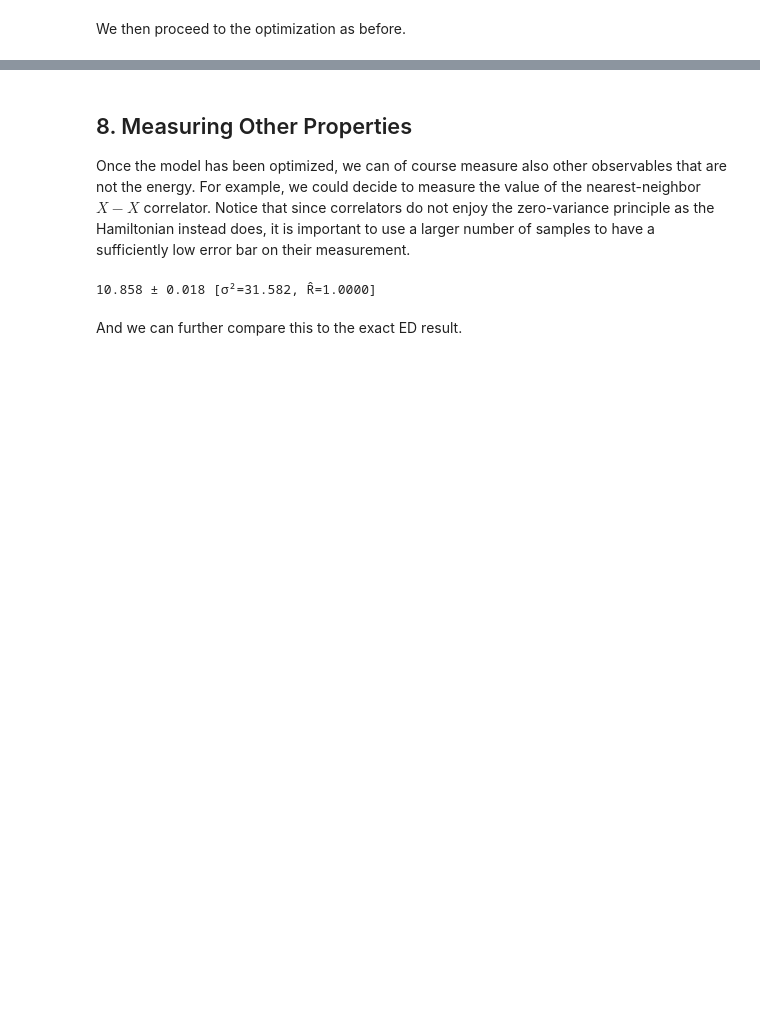
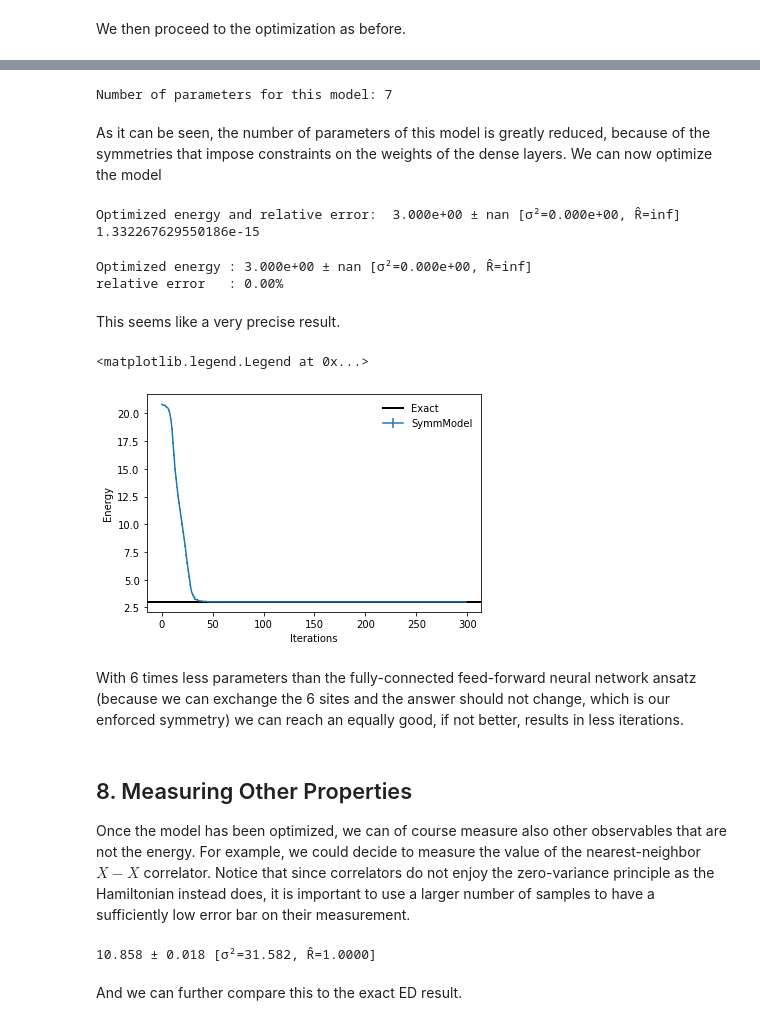
Before and after one commit to erinaldi/bmn2-netket, a Jupyter notebook: notebooks/HarmonicOscillators.ipynb, the cells around one changed output, grey strips where cells are left out. Saved outputs shown, nothing was run; the diff lists cells and outputs as text; code cells hidden in the pictures; blank space fills up the shorter version.

```diff
--- a/notebooks/HarmonicOscillators.ipynb
+++ b/notebooks/HarmonicOscillators.ipynb
@@ -736,3 +496,55 @@ plt.legend(frameon=False)
+# %%
+# define again the sampler
+sampler = nk.sampler.MetropolisLocal(hi)
+
+#Let us define a model with 1 feature per symmetry
+model=SymmModel(alpha=1)
+
+# define again the variational MC state
+vstate = nk.vqs.MCState(sampler, model, n_samples=1000)
+
+# print the number of parameters
+print(f"Number of parameters for this model: {vstate.n_parameters}")
+# %% [output]
+Number of parameters for this model: 7
+# %% [markdown]
+As it can be seen, the number of parameters of this model is greatly reduced, because of the symmetries that impose constraints on the weights of the dense layers. We can now optimize the model
+# %%
+gs = nk.driver.VMC(H, optimizer, variational_state=vstate,preconditioner=preconditioner)
+
+log=nk.logging.RuntimeLog()
+gs.run(n_iter=300,out=log)
+
+symm_energy=vstate.expect(H)
+error=abs((symm_energy.mean-eig_vals[0])/eig_vals[0])
+print("Optimized energy and relative error: ",symm_energy,error)
+# %% [output]
+Optimized energy and relative error:  3.000e+00 ± nan [σ²=0.000e+00, R̂=inf] 1.332267629550186e-15
+# %%
+print(f"Optimized energy : {symm_energy}")
+print(f"relative error   : {error*100:.2f}%")
+# %% [output]
+Optimized energy : 3.000e+00 ± nan [σ²=0.000e+00, R̂=inf]
+relative error   : 0.00%
+# %% [markdown]
+This seems like a very precise result.
+# %%
+# last iterations only
+last = 300
+its = log.data["Energy"].iters[-last:]
+ene = log.data["Energy"]["Mean"].real[-last:]
+err = log.data["Energy"]["Sigma"][-last:]
+plt.errorbar(its,ene,yerr=err,label="SymmModel")
+
+plt.axhline(y=eig_vals[0], xmin=0, xmax=log.data["Energy"].iters[-1], linewidth=2, color="k", label="Exact")
+plt.xlabel('Iterations')
+plt.ylabel('Energy')
+plt.legend(frameon=False)
+# %% [output]
+<matplotlib.legend.Legend at 0x...>
+[figure, added]
+# %% [markdown]
+With 6 times less parameters than the fully-connected feed-forward neural network ansatz (because we can exchange the 6 sites and the answer should not change, which is our enforced symmetry) we can reach an equally good, if not better, results in less iterations.
 # %% [markdown]
 ## 8. Measuring Other Properties
 
```
Also changed, not shown: parts of 77 cells of this notebook.
